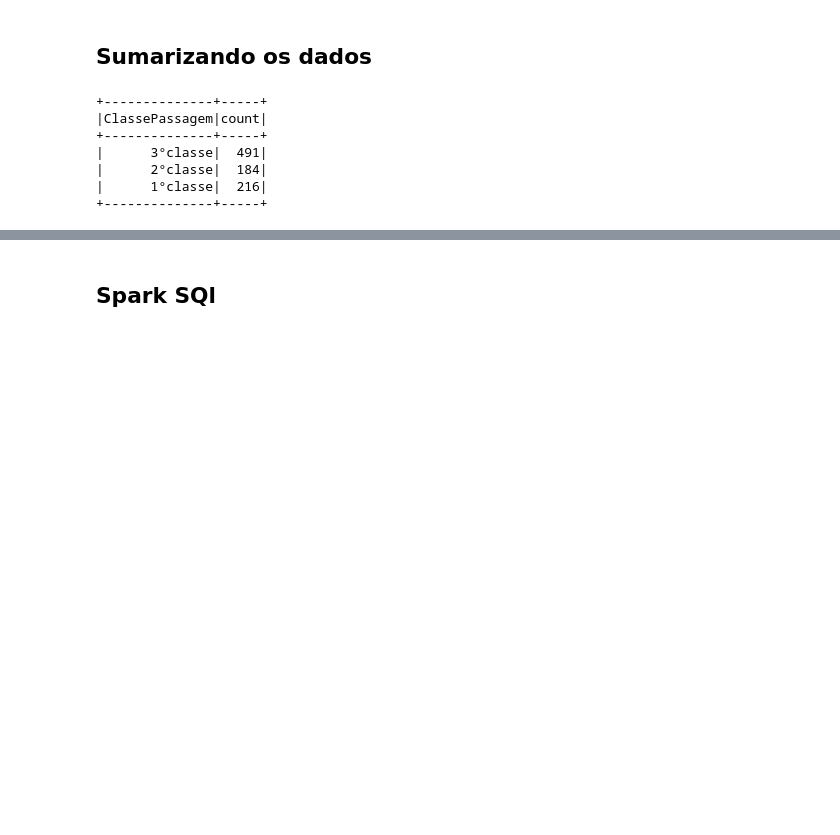
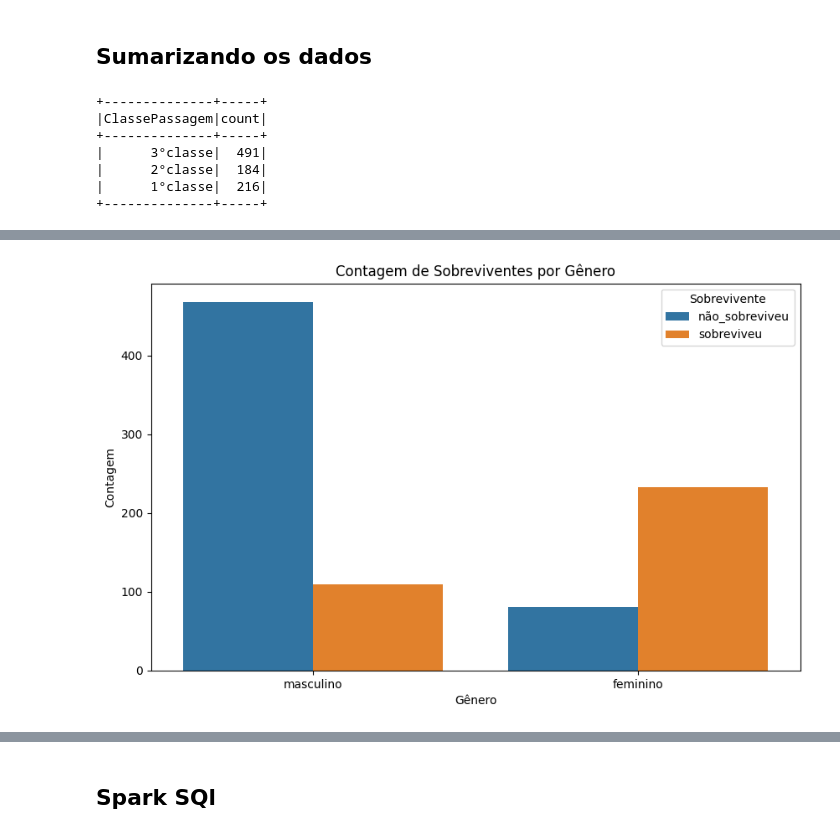
Before and after one commit to eder-ferreira/gestao_ciencia_dados, a Jupyter notebook: Spark_Titanic.ipynb, the cells around one changed output, grey strips where cells are left out. Cells and saved outputs as stored; diff of their text form; code cells hidden in the pictures; blank space fills up the shorter version.

```diff
--- a/Spark_Titanic.ipynb
+++ b/Spark_Titanic.ipynb
@@ -317,0 +342,14 @@ contagem_por_classe.show()
+# %%
+# Converte o DataFrame Spark para Pandas DataFrame
+titanic_df = TitanicDataset.toPandas()
+# %%
+# Gráfico de Barras: Contagem de Sobreviventes por Gênero
+plt.figure(figsize=(10, 6))
+sns.countplot(data=titanic_df, x='Genero', hue='Sobrevivente')
+plt.title('Contagem de Sobreviventes por Gênero')
+plt.xlabel('Gênero')
+plt.ylabel('Contagem')
+plt.legend(title='Sobrevivente')
+plt.show()
+# %% [output]
+[figure, added]
```
Also changed, not shown: parts of 13 cells of this notebook.
